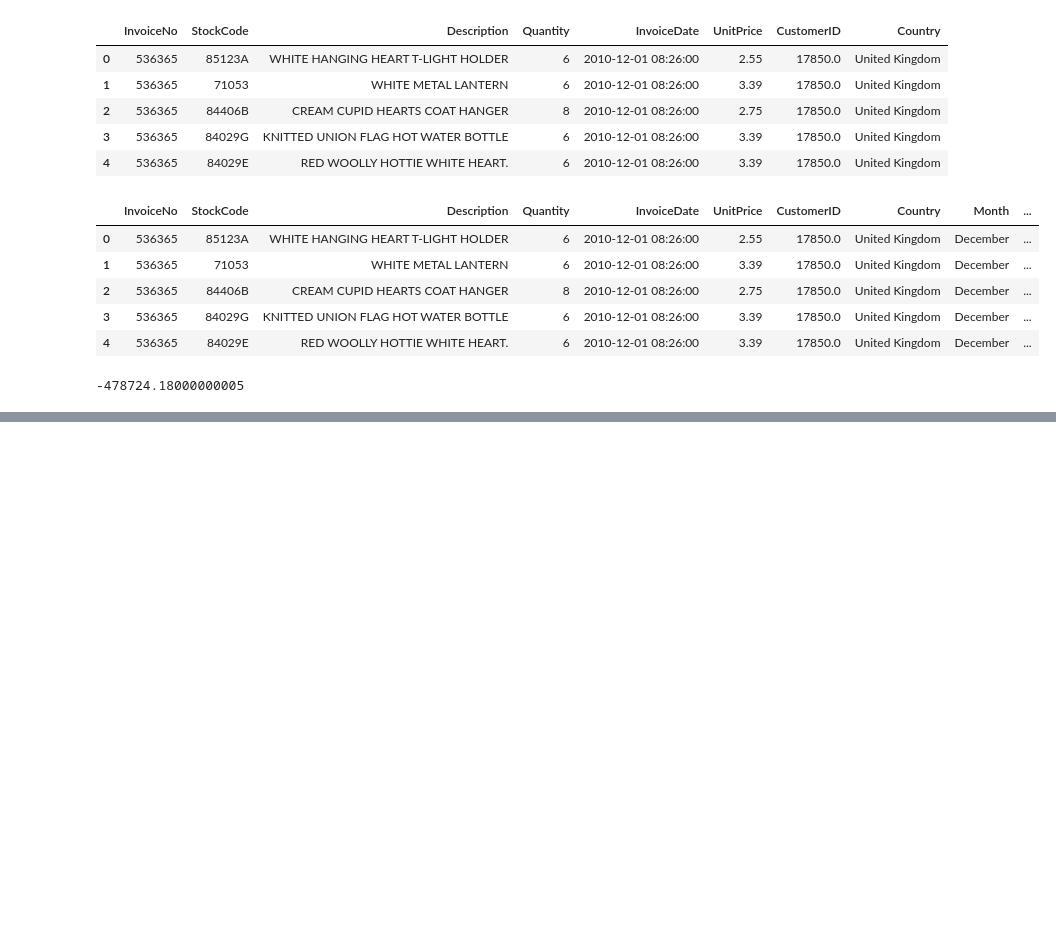
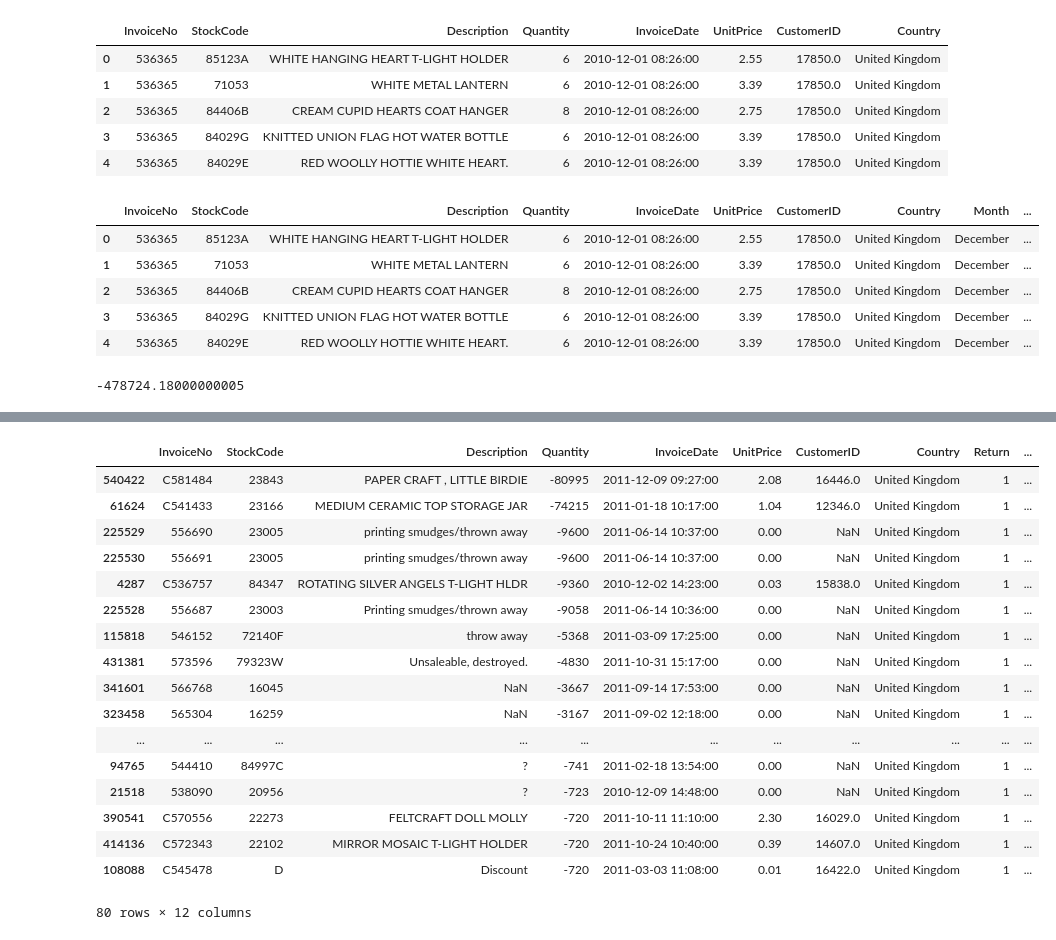
Before and after one commit to tristar82/Project-Week-8-Final-Project, a Jupyter notebook: your-project/Code/X_returns_deep_dive.ipynb, the cells around one changed output, grey strips where cells are left out. Drawn from its saved outputs; the diff is of its cells as text; code cells hidden in the pictures; blank space fills up the shorter version.

```diff
--- a/your-project/Code/X_returns_deep_dive.ipynb
+++ b/your-project/Code/X_returns_deep_dive.ipynb
@@ -145,0 +293,2 @@ df[(df['CustomerID'].isnull() &  (df.Return == 1) & (df.Month == 'June') )].Rev.
+# %%
+df_raw['FLInv'] = df_raw['InvoiceNo'].astype(str).str[0]
@@ -346,0 +798,3 @@ df[df['Return'] ==1 ].Rev.sum()
+# %%
+df_raw['Return'] = df_raw.apply(transtype, axis=1)
+df_raw.head()
@@ -346,0 +878,4 @@ df[df['Return'] ==1 ].Rev.sum()
+# %%
+df_raw['day'] = df_raw['InvoiceDate'].dt.day
+df_raw['month'] = df_raw['InvoiceDate'].dt.month
+df_raw['year'] = df_raw['InvoiceDate'].dt.year
@@ -346,0 +915,21 @@ df[df['Return'] ==1 ].Rev.sum()
+# %%
+df_raw.sort_values(by='Quantity').head(80)
+# %% [output]
+|  | InvoiceNo | StockCode | Description | Quantity | InvoiceDate | UnitPrice | CustomerID | Country | Return | ... |
+| 540422 | C581484 | 23843 | PAPER CRAFT , LITTLE BIRDIE | -80995 | 2011-12-09 09:27:00 | 2.08 | 16446.0 | United Kingdom | 1 | ... |
+| 61624 | C541433 | 23166 | MEDIUM CERAMIC TOP STORAGE JAR | -74215 | 2011-01-18 10:17:00 | 1.04 | 12346.0 | United Kingdom | 1 | ... |
+| 225529 | 556690 | 23005 | printing smudges/thrown away | -9600 | 2011-06-14 10:37:00 | 0.00 | NaN | United Kingdom | 1 | ... |
+| 225530 | 556691 | 23005 | printing smudges/thrown away | -9600 | 2011-06-14 10:37:00 | 0.00 | NaN | United Kingdom | 1 | ... |
+| 4287 | C536757 | 84347 | ROTATING SILVER ANGELS T-LIGHT HLDR | -9360 | 2010-12-02 14:23:00 | 0.03 | 15838.0 | United Kingdom | 1 | ... |
+| 225528 | 556687 | 23003 | Printing smudges/thrown away | -9058 | 2011-06-14 10:36:00 | 0.00 | NaN | United Kingdom | 1 | ... |
+| 115818 | 546152 | 72140F | throw away | -5368 | 2011-03-09 17:25:00 | 0.00 | NaN | United Kingdom | 1 | ... |
+| 431381 | 573596 | 79323W | Unsaleable, destroyed. | -4830 | 2011-10-31 15:17:00 | 0.00 | NaN | United Kingdom | 1 | ... |
+| 341601 | 566768 | 16045 | NaN | -3667 | 2011-09-14 17:53:00 | 0.00 | NaN | United Kingdom | 1 | ... |
+| 323458 | 565304 | 16259 | NaN | -3167 | 2011-09-02 12:18:00 | 0.00 | NaN | United Kingdom | 1 | ... |
+| ... | ... | ... | ... | ... | ... | ... | ... | ... | ... | ... |
+| 94765 | 544410 | 84997C | ? | -741 | 2011-02-18 13:54:00 | 0.00 | NaN | United Kingdom | 1 | ... |
+| 21518 | 538090 | 20956 | ? | -723 | 2010-12-09 14:48:00 | 0.00 | NaN | United Kingdom | 1 | ... |
+| 390541 | C570556 | 22273 | FELTCRAFT DOLL MOLLY | -720 | 2011-10-11 11:10:00 | 2.30 | 16029.0 | United Kingdom | 1 | ... |
+| 414136 | C572343 | 22102 | MIRROR MOSAIC T-LIGHT HOLDER | -720 | 2011-10-24 10:40:00 | 0.39 | 14607.0 | United Kingdom | 1 | ... |
+| 108088 | C545478 | D | Discount | -720 | 2011-03-03 11:08:00 | 0.01 | 16422.0 | United Kingdom | 1 | ... |
+80 rows × 12 columns
```
Also changed, not shown: parts of 71 cells of this notebook, 8 other files.
